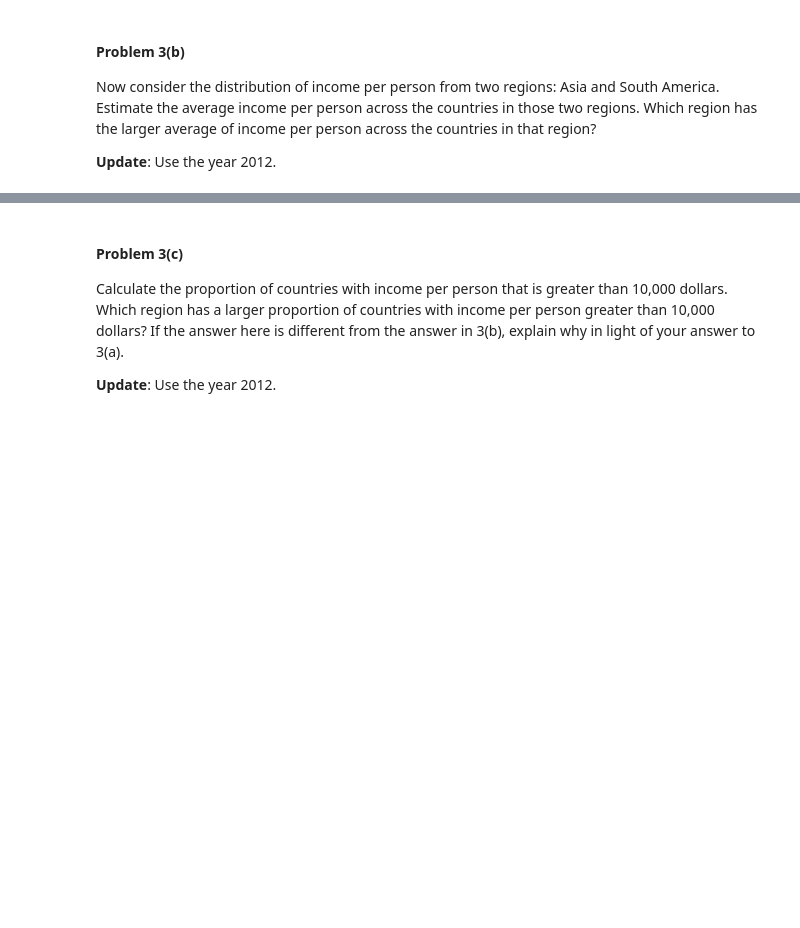
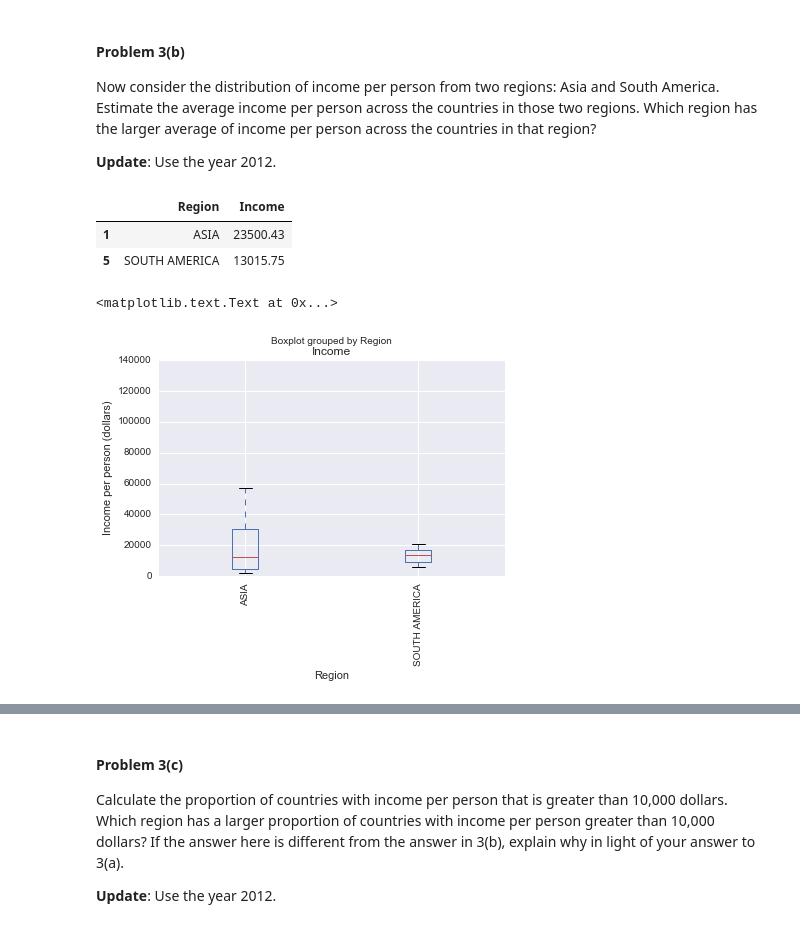
Before and after one commit to yweinsto/2014, a Jupyter notebook: homework/HW1.ipynb, the cells around one changed output, grey strips where cells are left out. Saved outputs shown, nothing was run; the diff lists cells and outputs as text; code cells hidden in the pictures; blank space fills up the shorter version.

```diff
--- a/homework/HW1.ipynb
+++ b/homework/HW1.ipynb
@@ -290,0 +517,19 @@ Now consider the distribution of income per person from two regions: Asia and So
+# %%
+#your code here
+merged = mergeByYear(2012).groupby('Region', as_index=False).mean()
+merged.head()
+merged = merged.loc[(merged['Region'] == "ASIA") | (merged['Region'] == "SOUTH AMERICA")]
+merged.Income = np.round(merged.Income,2)
+merged
+# %% [output]
+|  | Region | Income |
+| 1 | ASIA | 23500.43 |
+| 5 | SOUTH AMERICA | 13015.75 |
+# %%
+df = mergeByYear(2012)
+df = df.loc[(df.Region == "ASIA") | (df.Region == "SOUTH AMERICA")]
+df.boxplot('Income', by = 'Region', rot = 90)
+plt.ylabel('Income per person (dollars)')
+# %% [output]
+<matplotlib.text.Text at 0x...>
+[figure, added]
```
Also changed, not shown: parts of 23 cells of this notebook, 2 other files.
